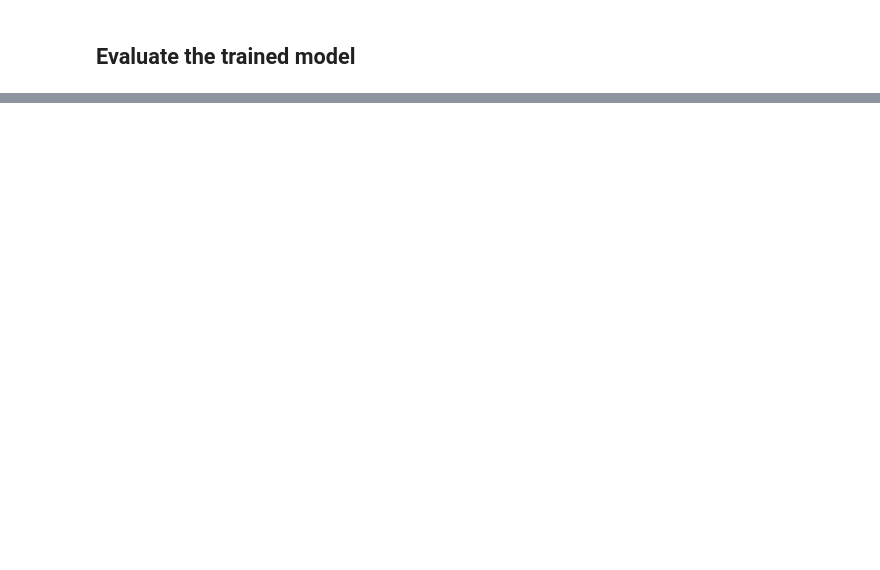
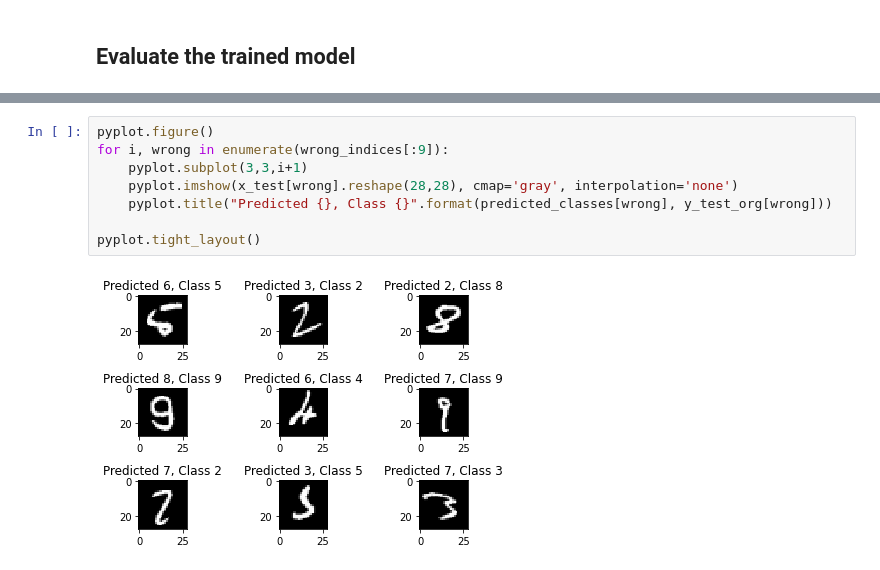
Before and after one commit to ykkimhgu/DLIP-src, a Jupyter notebook: Tutorial_MNIST_MLP_Keras_2021.ipynb, the cells around one changed output, grey strips where cells are left out. Cells and saved outputs as stored; diff of their text form; blank space fills up the shorter version.

```diff
--- a/Tutorial_MNIST_MLP_Keras_2021.ipynb
+++ b/Tutorial_MNIST_MLP_Keras_2021.ipynb
@@ -225,0 +287,10 @@ Test accuracy:  0.9749000072479248
+# %%
+pyplot.figure()
+for i, wrong in enumerate(wrong_indices[:9]):
+    pyplot.subplot(3,3,i+1)
+    pyplot.imshow(x_test[wrong].reshape(28,28), cmap='gray', interpolation='none')
+    pyplot.title("Predicted {}, Class {}".format(predicted_classes[wrong], y_test_org[wrong]))
+
+pyplot.tight_layout()
+# %% [output]
+[figure, added]
```
Also changed, not shown: parts of 23 cells of this notebook.
